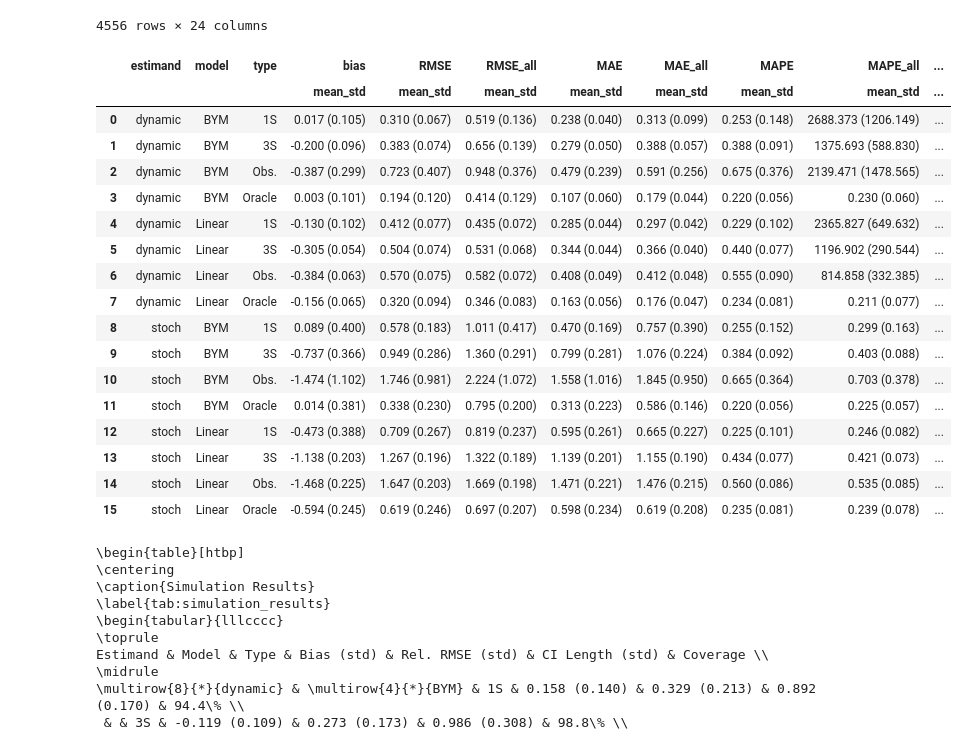
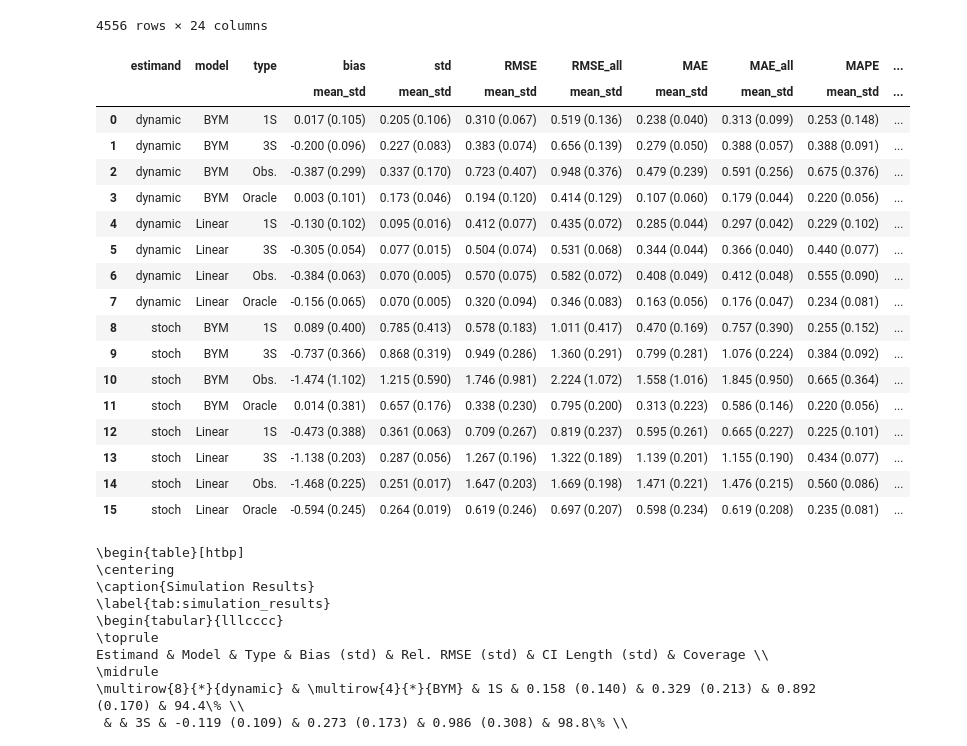
Before and after one commit to barwein/BayesProxyNets, a Jupyter notebook: Simulations/Sim_results_analysis.ipynb, the cells around one changed output. Saved outputs shown, nothing was run; the diff lists cells and outputs as text; code cells hidden in the pictures.

```diff
--- a/Simulations/Sim_results_analysis.ipynb
+++ b/Simulations/Sim_results_analysis.ipynb
@@ -150,52 +150,52 @@ df_summary = combined_df.groupby(["estimand", "model", "type"]).agg(
                                         {
                                             # 'mean' : ['mean'],
                                          # 'median' : ['mean'],
                                          'bias' : [mean_std],
-                                         # 'std' : ['mean'],
+                                         'std' : [mean_std],
                                          # 'true' : ['mean'],
                                          # 'RMSE' : ['mean'],
                                          'RMSE' : [mean_std],
                                          # 'RMSE_all' : ['mean'],
                                          'RMSE_all' : [mean_std],
                                          'MAE' : [mean_std],
                                          'MAE_all' : [mean_std],
                                          'MAPE' : [mean_std],
                                         'MAPE_all' : [mean_std],
                                          'rel_RMSE' : [mean_std],
                                         'rel_RMSE_all' : [mean_std],
                                         #  'q025' : ['mean'],
                                         #  'q975' : ['mean'],
                                          'ci_length' : [mean_std],
                                          'covering' : [coverage_perc],
                                          'mean_ind_cover' : ['mean'],}
                                          # 'norm_coverage' : [coverage_perc]}
 
                                             ).reset_index()
                                          # 'true_included99' : [coverage_perc]})
                                          # 'true_included95' : ['mean'],
                                          # 'true_included99' : ['mean']})
 
 # df_summary.columns = ['estimand','model','type','bias','bias_std', 'rel_RMSE','rel_RMSE_std', 'ci_length','ci_length_std','covering','mean_ind_cover']
 df_summary
 # %% [output]
-|  | estimand | model | type | bias | RMSE | RMSE_all | MAE | MAE_all | MAPE | MAPE_all | ... |
+|  | estimand | model | type | bias | std | RMSE | RMSE_all | MAE | MAE_all | MAPE | ... |
 |  |  |  |  | mean_std | mean_std | mean_std | mean_std | mean_std | mean_std | mean_std | ... |
-| 0 | dynamic | BYM | 1S | 0.017 (0.105) | 0.310 (0.067) | 0.519 (0.136) | 0.238 (0.040) | 0.313 (0.099) | 0.253 (0.148) | 2688.373 (1206.149) | ... |
-| 1 | dynamic | BYM | 3S | -0.200 (0.096) | 0.383 (0.074) | 0.656 (0.139) | 0.279 (0.050) | 0.388 (0.057) | 0.388 (0.091) | 1375.693 (588.830) | ... |
-| 2 | dynamic | BYM | Obs. | -0.387 (0.299) | 0.723 (0.407) | 0.948 (0.376) | 0.479 (0.239) | 0.591 (0.256) | 0.675 (0.376) | 2139.471 (1478.565) | ... |
-| 3 | dynamic | BYM | Oracle | 0.003 (0.101) | 0.194 (0.120) | 0.414 (0.129) | 0.107 (0.060) | 0.179 (0.044) | 0.220 (0.056) | 0.230 (0.060) | ... |
-| 4 | dynamic | Linear | 1S | -0.130 (0.102) | 0.412 (0.077) | 0.435 (0.072) | 0.285 (0.044) | 0.297 (0.042) | 0.229 (0.102) | 2365.827 (649.632) | ... |
-| 5 | dynamic | Linear | 3S | -0.305 (0.054) | 0.504 (0.074) | 0.531 (0.068) | 0.344 (0.044) | 0.366 (0.040) | 0.440 (0.077) | 1196.902 (290.544) | ... |
-| 6 | dynamic | Linear | Obs. | -0.384 (0.063) | 0.570 (0.075) | 0.582 (0.072) | 0.408 (0.049) | 0.412 (0.048) | 0.555 (0.090) | 814.858 (332.385) | ... |
-| 7 | dynamic | Linear | Oracle | -0.156 (0.065) | 0.320 (0.094) | 0.346 (0.083) | 0.163 (0.056) | 0.176 (0.047) | 0.234 (0.081) | 0.211 (0.077) | ... |
-| 8 | stoch | BYM | 1S | 0.089 (0.400) | 0.578 (0.183) | 1.011 (0.417) | 0.470 (0.169) | 0.757 (0.390) | 0.255 (0.152) | 0.299 (0.163) | ... |
-| 9 | stoch | BYM | 3S | -0.737 (0.366) | 0.949 (0.286) | 1.360 (0.291) | 0.799 (0.281) | 1.076 (0.224) | 0.384 (0.092) | 0.403 (0.088) | ... |
-| 10 | stoch | BYM | Obs. | -1.474 (1.102) | 1.746 (0.981) | 2.224 (1.072) | 1.558 (1.016) | 1.845 (0.950) | 0.665 (0.364) | 0.703 (0.378) | ... |
-| 11 | stoch | BYM | Oracle | 0.014 (0.381) | 0.338 (0.230) | 0.795 (0.200) | 0.313 (0.223) | 0.586 (0.146) | 0.220 (0.056) | 0.225 (0.057) | ... |
-| 12 | stoch | Linear | 1S | -0.473 (0.388) | 0.709 (0.267) | 0.819 (0.237) | 0.595 (0.261) | 0.665 (0.227) | 0.225 (0.101) | 0.246 (0.082) | ... |
-| 13 | stoch | Linear | 3S | -1.138 (0.203) | 1.267 (0.196) | 1.322 (0.189) | 1.139 (0.201) | 1.155 (0.190) | 0.434 (0.077) | 0.421 (0.073) | ... |
-| 14 | stoch | Linear | Obs. | -1.468 (0.225) | 1.647 (0.203) | 1.669 (0.198) | 1.471 (0.221) | 1.476 (0.215) | 0.560 (0.086) | 0.535 (0.085) | ... |
-| 15 | stoch | Linear | Oracle | -0.594 (0.245) | 0.619 (0.246) | 0.697 (0.207) | 0.598 (0.234) | 0.619 (0.208) | 0.235 (0.081) | 0.239 (0.078) | ... |
+| 0 | dynamic | BYM | 1S | 0.017 (0.105) | 0.205 (0.106) | 0.310 (0.067) | 0.519 (0.136) | 0.238 (0.040) | 0.313 (0.099) | 0.253 (0.148) | ... |
+| 1 | dynamic | BYM | 3S | -0.200 (0.096) | 0.227 (0.083) | 0.383 (0.074) | 0.656 (0.139) | 0.279 (0.050) | 0.388 (0.057) | 0.388 (0.091) | ... |
+| 2 | dynamic | BYM | Obs. | -0.387 (0.299) | 0.337 (0.170) | 0.723 (0.407) | 0.948 (0.376) | 0.479 (0.239) | 0.591 (0.256) | 0.675 (0.376) | ... |
+| 3 | dynamic | BYM | Oracle | 0.003 (0.101) | 0.173 (0.046) | 0.194 (0.120) | 0.414 (0.129) | 0.107 (0.060) | 0.179 (0.044) | 0.220 (0.056) | ... |
+| 4 | dynamic | Linear | 1S | -0.130 (0.102) | 0.095 (0.016) | 0.412 (0.077) | 0.435 (0.072) | 0.285 (0.044) | 0.297 (0.042) | 0.229 (0.102) | ... |
+| 5 | dynamic | Linear | 3S | -0.305 (0.054) | 0.077 (0.015) | 0.504 (0.074) | 0.531 (0.068) | 0.344 (0.044) | 0.366 (0.040) | 0.440 (0.077) | ... |
+| 6 | dynamic | Linear | Obs. | -0.384 (0.063) | 0.070 (0.005) | 0.570 (0.075) | 0.582 (0.072) | 0.408 (0.049) | 0.412 (0.048) | 0.555 (0.090) | ... |
+| 7 | dynamic | Linear | Oracle | -0.156 (0.065) | 0.070 (0.005) | 0.320 (0.094) | 0.346 (0.083) | 0.163 (0.056) | 0.176 (0.047) | 0.234 (0.081) | ... |
+| 8 | stoch | BYM | 1S | 0.089 (0.400) | 0.785 (0.413) | 0.578 (0.183) | 1.011 (0.417) | 0.470 (0.169) | 0.757 (0.390) | 0.255 (0.152) | ... |
+| 9 | stoch | BYM | 3S | -0.737 (0.366) | 0.868 (0.319) | 0.949 (0.286) | 1.360 (0.291) | 0.799 (0.281) | 1.076 (0.224) | 0.384 (0.092) | ... |
+| 10 | stoch | BYM | Obs. | -1.474 (1.102) | 1.215 (0.590) | 1.746 (0.981) | 2.224 (1.072) | 1.558 (1.016) | 1.845 (0.950) | 0.665 (0.364) | ... |
+| 11 | stoch | BYM | Oracle | 0.014 (0.381) | 0.657 (0.176) | 0.338 (0.230) | 0.795 (0.200) | 0.313 (0.223) | 0.586 (0.146) | 0.220 (0.056) | ... |
+| 12 | stoch | Linear | 1S | -0.473 (0.388) | 0.361 (0.063) | 0.709 (0.267) | 0.819 (0.237) | 0.595 (0.261) | 0.665 (0.227) | 0.225 (0.101) | ... |
+| 13 | stoch | Linear | 3S | -1.138 (0.203) | 0.287 (0.056) | 1.267 (0.196) | 1.322 (0.189) | 1.139 (0.201) | 1.155 (0.190) | 0.434 (0.077) | ... |
+| 14 | stoch | Linear | Obs. | -1.468 (0.225) | 0.251 (0.017) | 1.647 (0.203) | 1.669 (0.198) | 1.471 (0.221) | 1.476 (0.215) | 0.560 (0.086) | ... |
+| 15 | stoch | Linear | Oracle | -0.594 (0.245) | 0.264 (0.019) | 0.619 (0.246) | 0.697 (0.207) | 0.598 (0.234) | 0.619 (0.208) | 0.235 (0.081) | ... |
 # %%
 def generate_latex_table(df):
     # Round all numeric columns to 3 decimal places
```
Also changed, not shown: parts of 3 cells of this notebook, 3 other files.
